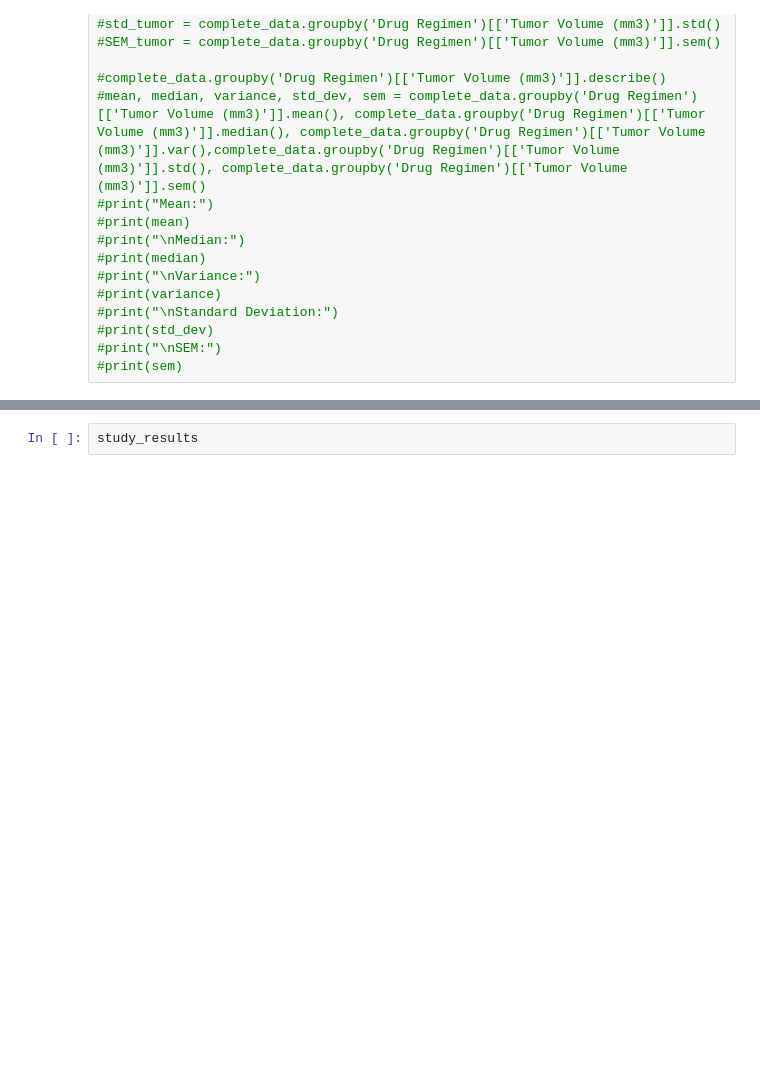
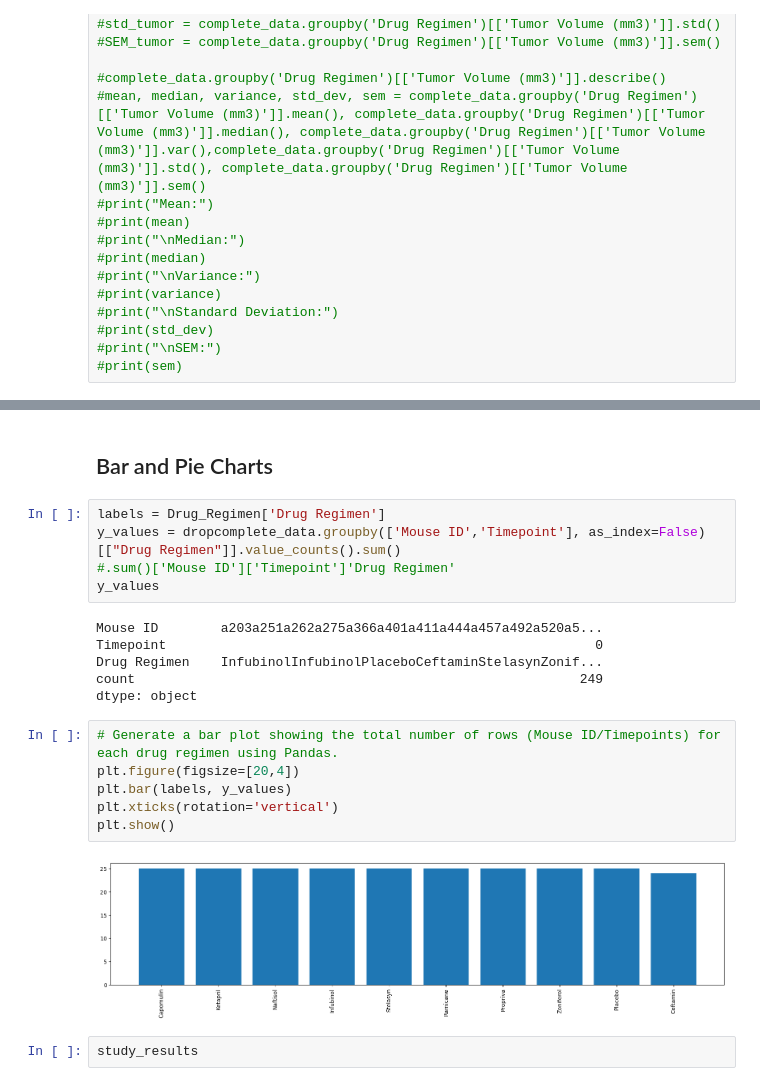
Before and after one commit to Fuy98/Challenge-5, a Jupyter notebook: Challenge-5.ipynb, the cells around one changed output, grey strips where cells are left out. Saved outputs shown, nothing was run; the diff lists cells and outputs as text; blank space fills up the shorter version.

```diff
--- a/Challenge-5.ipynb
+++ b/Challenge-5.ipynb
@@ -141,3 +170,24 @@ summary_df
+# %% [markdown]
+## Bar and Pie Charts
+# %%
+labels = Drug_Regimen['Drug Regimen']
+y_values = dropcomplete_data.groupby(['Mouse ID','Timepoint'], as_index=False)[["Drug Regimen"]].value_counts().sum()
+#.sum()['Mouse ID']['Timepoint']'Drug Regimen'
+y_values
+# %% [output]
+Mouse ID        a203a251a262a275a366a401a411a444a457a492a520a5...
+Timepoint                                                       0
+Drug Regimen    InfubinolInfubinolPlaceboCeftaminStelasynZonif...
+count                                                         249
+dtype: object
+# %%
+# Generate a bar plot showing the total number of rows (Mouse ID/Timepoints) for each drug regimen using Pandas.
+plt.figure(figsize=[20,4])
+plt.bar(labels, y_values)
+plt.xticks(rotation='vertical')
+plt.show()
+# %% [output]
+[figure, added]
 # %%
 study_results
 # %% [output]
```
Also changed, not shown: parts of 7 cells of this notebook.
